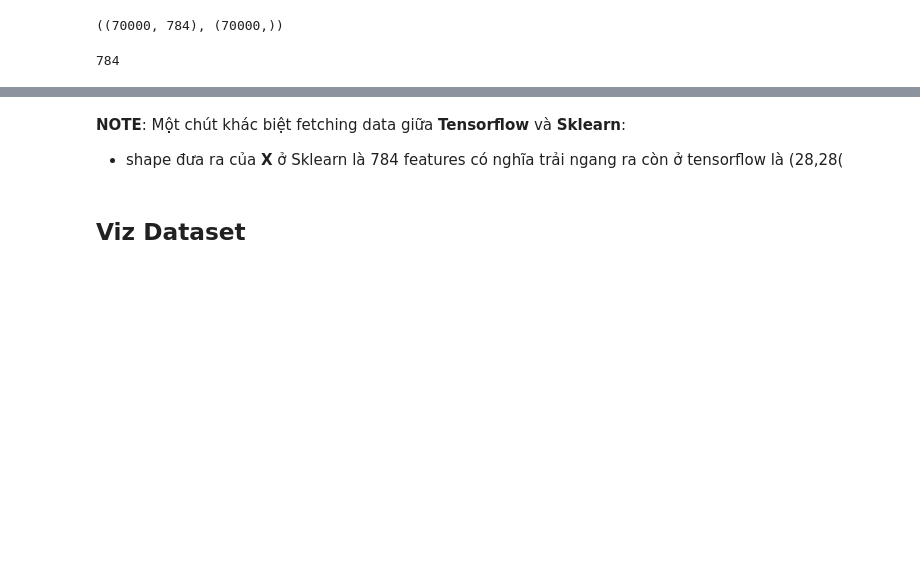
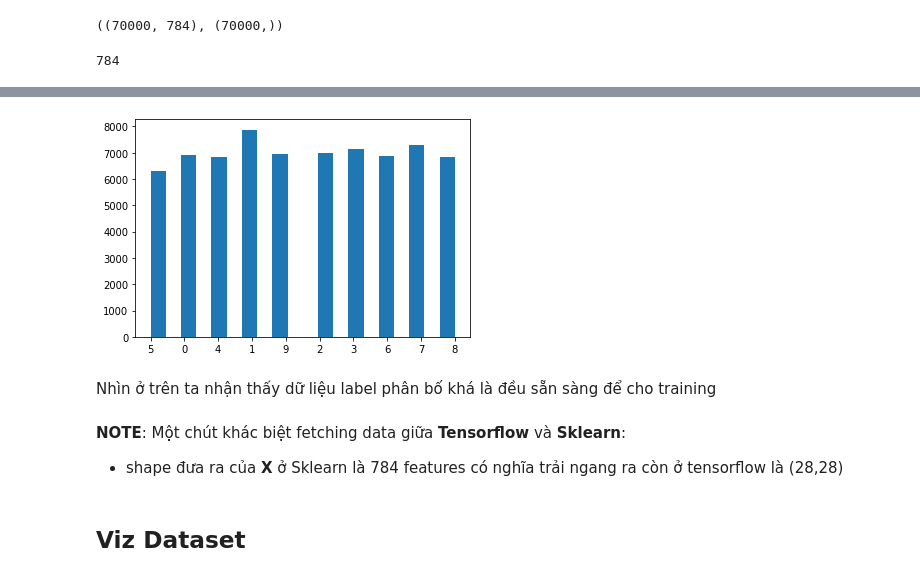
Before and after one commit to Thuoq/Machine-Learning-Basic, a Jupyter notebook: Endgame_ML_K1N2.ipynb, the cells around one changed output, grey strips where cells are left out. Drawn from its saved outputs; the diff is of its cells as text; code cells hidden in the pictures; blank space fills up the shorter version.

```diff
--- a/Endgame_ML_K1N2.ipynb
+++ b/Endgame_ML_K1N2.ipynb
@@ -34,6 +41,12 @@ X.shape[1]
+# %%
+plt.hist(y,bins=20);
+# %% [output]
+[figure, added]
+# %% [markdown]
+Nhìn ở trên ta nhận thấy dữ liệu label phân bố khá là đều sẵn sàng để cho training
 # %% [markdown]
 **NOTE**: Một chút khác biệt fetching data giữa **Tensorflow** và **Sklearn**:
-- shape đưa ra của **X** ở Sklearn là 784 features có nghĩa trải ngang ra còn ở tensorflow là (28,28(
+- shape đưa ra của **X** ở Sklearn là 784 features có nghĩa trải ngang ra còn ở tensorflow là (28,28)
 # %% [markdown]
 ## Viz Dataset
 # %% [markdown]
```
Also changed, not shown: parts of 4 cells of this notebook.
